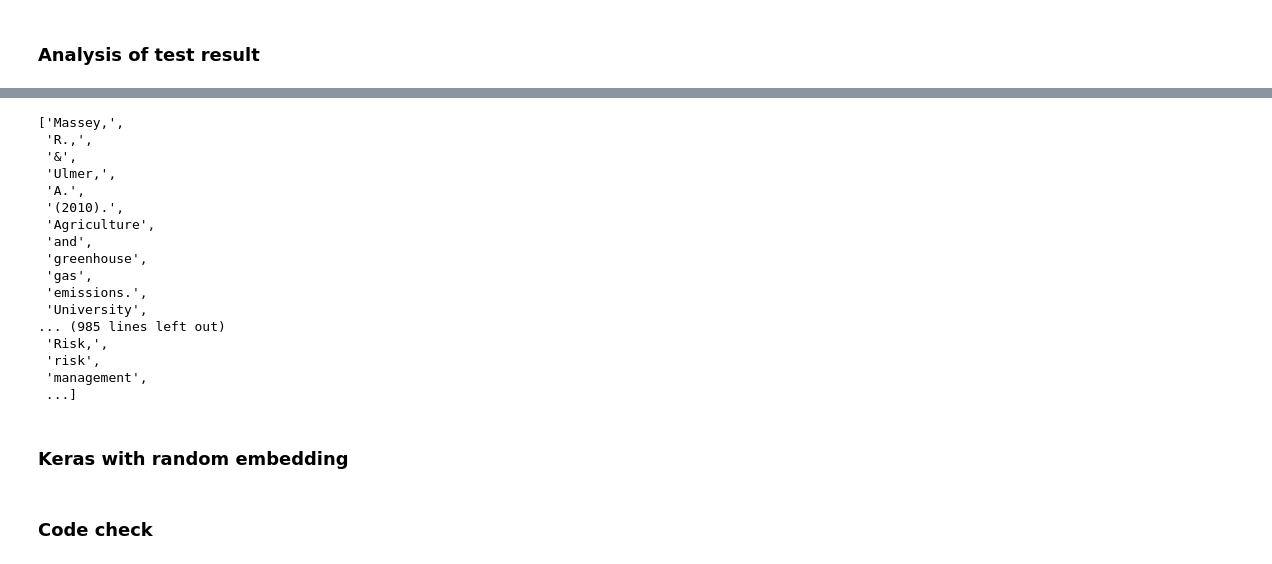
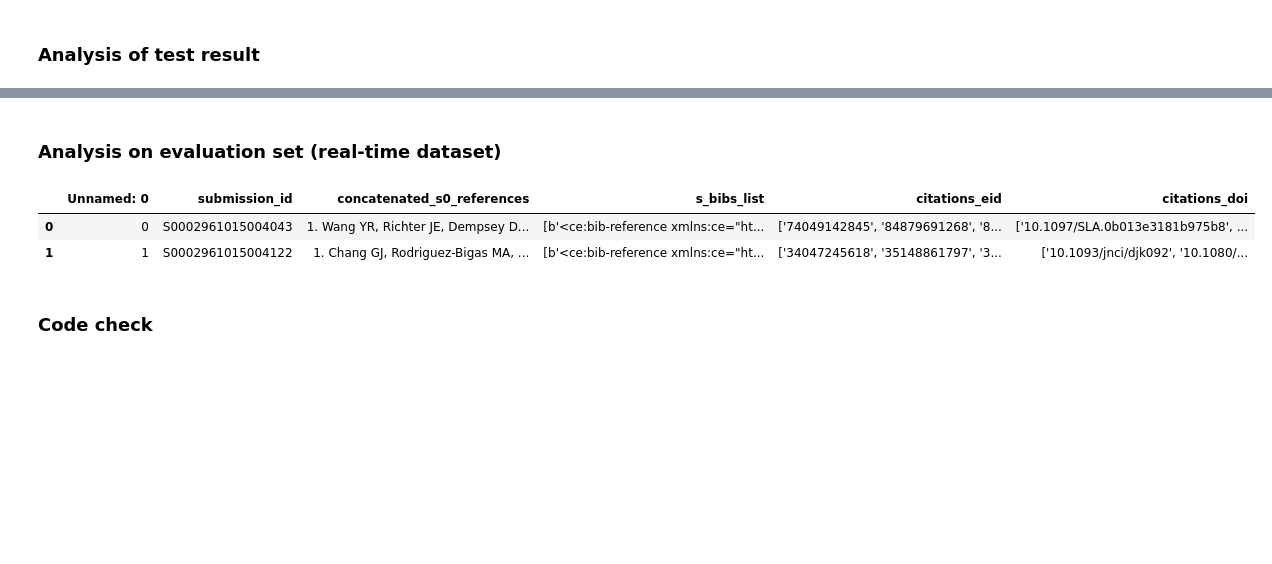
Before and after one commit to barmanu/dp-dpo-citation-bio-trainer, a Jupyter notebook: notebooks/CS_LSTM_TEST.ipynb, the cells around one changed output, grey strips where cells are left out. Cells and saved outputs as stored; diff of their text form; code cells hidden in the pictures; blank space fills up the shorter version.

```diff
--- a/notebooks/CS_LSTM_TEST.ipynb
+++ b/notebooks/CS_LSTM_TEST.ipynb
@@ -2,8 +5,7 @@
 import pandas as pd
 import git
 import mlflow.keras
-import pandas as pd
-import os
+import os, sys
 import numpy as np
 from gensim.models.wrappers import FastText
 
@@ -24,6 +26,10 @@ from sklearn.model_selection import train_test_split
 import matplotlib.pyplot as plt
 import random
 %matplotlib inline
+pd.set_option('display.max_rows', None)
+
+sys.path.append('../citation_bio_trainer')
+from Utils import calulate_ser_jer, load_from_folder, pad_sequences, load_embedding_matrix
 # %% [output]
 scipy.sparse.sparsetools is a private module for scipy.sparse, and should not be used.
   _deprecated()
@@ -451,25 +356,13 @@ print("%d mistakes out of total %d citations"%(count, len(test_preds)))
-# %%
-new_X_test[64]
-# %% [output]
-['Massey,',
- 'R.,',
- '&',
- 'Ulmer,',
- 'A.',
- '(2010).',
- 'Agriculture',
- 'and',
- 'greenhouse',
- 'gas',
- 'emissions.',
- 'University',
-... (985 lines left out)
- 'Risk,',
- 'risk',
- 'management',
- ...]
-# %% [markdown]
-### Keras with random embedding
+# %% [markdown]
+### Analysis on evaluation set (real-time dataset)
+# %%
+eval_df = pd.read_csv('/nlp/references_end_to_end_1613_piis_2019-9-13.csv')
+# %%
+eval_df.head(2)
+# %% [output]
+|  | Unnamed: 0 | submission_id | concatenated_s0_references | s_bibs_list | citations_eid | citations_doi |
+| 0 | 0 | S0002961015004043 | 1. Wang YR, Richter JE, Dempsey D... | [b'<ce:bib-reference xmlns:ce="ht... | ['74049142845', '84879691268', '8... | ['10.1097/SLA.0b013e3181b975b8', ... |
+| 1 | 1 | S0002961015004122 | 1. Chang GJ, Rodriguez-Bigas MA, ... | [b'<ce:bib-reference xmlns:ce="ht... | ['34047245618', '35148861797', '3... | ['10.1093/jnci/djk092', '10.1080/... |
 # %%
 # %%time
 # model = Sequential()
```
Also changed, not shown: parts of 43 cells of this notebook, 2 other files.
